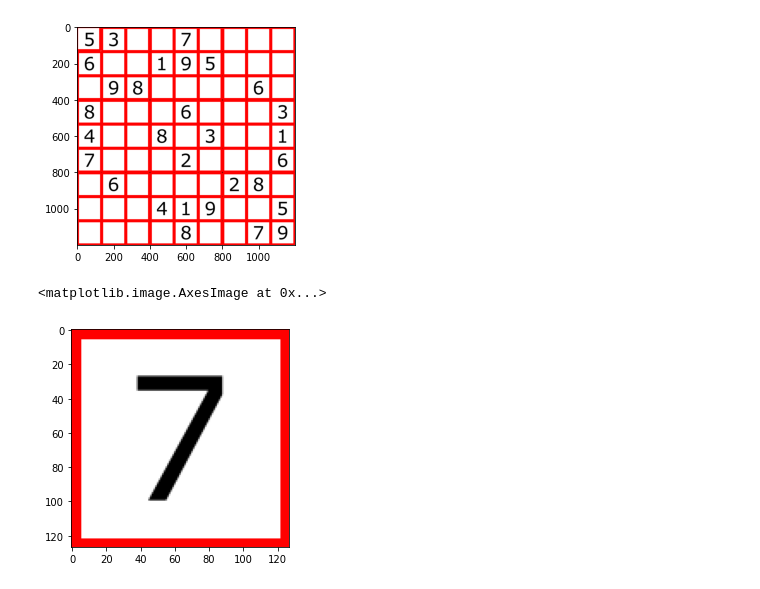
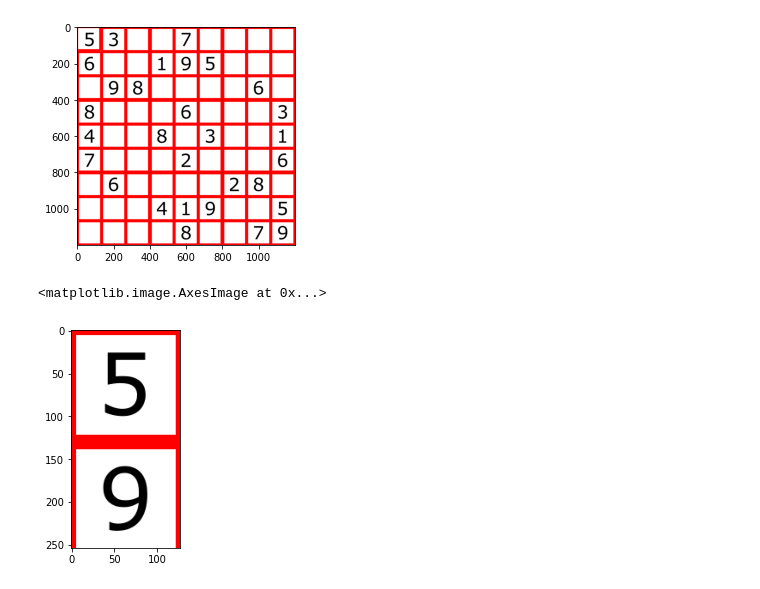
Before and after one commit to OlegTkhor/sudoku, a Jupyter notebook: Sudoku.ipynb, the cells around one changed output. Saved outputs shown, nothing was run; the diff lists cells and outputs as text; code cells hidden in the pictures.

```diff
--- a/Sudoku.ipynb
+++ b/Sudoku.ipynb
@@ -52,9 +52,10 @@ plt.imshow(image)
 <matplotlib.image.AxesImage at 0x...>
 [figure]
 # %%
-x,y,h,w = boxes[3]
-roi = image[y:y+h, x: x+w]
+boxes.sort()
+x,y,h,w = boxes[79]
+roi = image[y:y+2*h, x: x+w]
 plt.imshow(roi)
 # %% [output]
 <matplotlib.image.AxesImage at 0x...>
-[figure, old version]
+[figure, new version]
```
